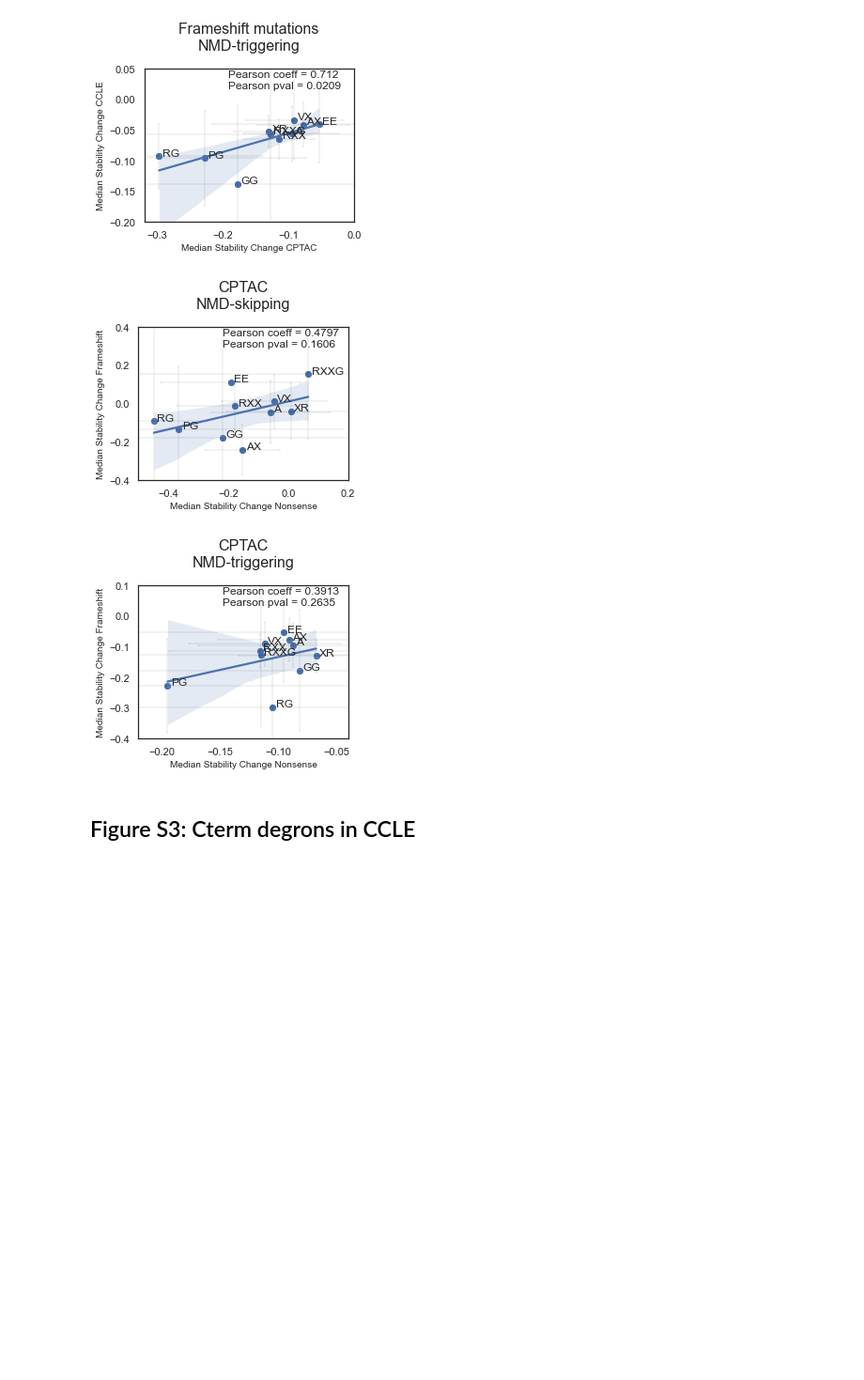
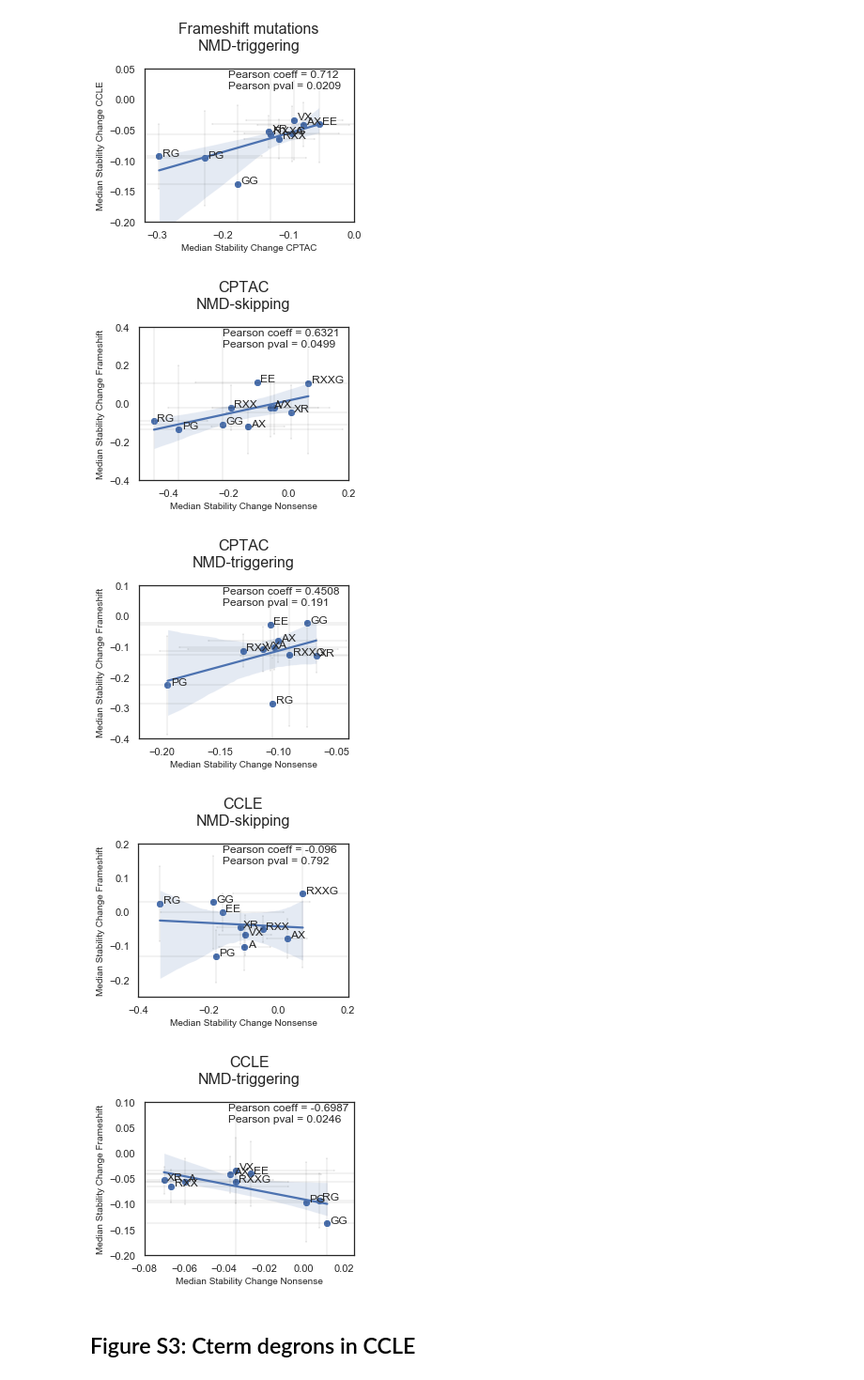
Before and after one commit to msguixe/TFM_MSG, a Jupyter notebook: Figures TFM.ipynb, the cells around one changed output. Shown at 94% size. Drawn from its saved outputs; the diff is of its cells as text; code cells hidden in the pictures; blank space fills up the shorter version.

Commit message:
fixed NMD_notebook and put nicer figures_TFM.ipynb and cptac_table.py

```diff
--- a/Figures TFM.ipynb
+++ b/Figures TFM.ipynb
@@ -1016,20 +1052,22 @@ def ns_fs_df(df,nmd,instance):
 # %%
 #Scatterplots Cterm_degron ns_vs_fs, CPTAC
 
 df = ns_fs_df(cptac_df,nmd='skipping',instance='Cterm_degron')
 scatterplots_nsfs(df,'CPTAC\nNMD-skipping',-0.5,0.2,-0.4,0.4,'Median Stability Change Nonsense','Median Stability Change Frameshift','Cterm_degron')
 
 df = ns_fs_df(cptac_df,nmd='triggering',instance='Cterm_degron')
 scatterplots_nsfs(df,'CPTAC\nNMD-triggering',-0.22,-.04,-0.4,0.1,'Median Stability Change Nonsense','Median Stability Change Frameshift','Cterm_degron')
 
-df = ns_fs_degron_df(ccle_df,nmd='skipping')
+df = ns_fs_df(ccle_df,nmd='skipping',instance='Cterm_degron')
 scatterplots_nsfs(df,'CCLE\nNMD-skipping',-0.4,0.2,-0.25,0.2,'Median Stability Change Nonsense','Median Stability Change Frameshift','Cterm_degron')
 
-df = ns_fs_degron_df(ccle_df,nmd='triggering')
+df = ns_fs_df(ccle_df,nmd='triggering',instance='Cterm_degron')
 scatterplots_nsfs(df,'CCLE\nNMD-triggering',-0.08,.025,-0.2,0.1,'Median Stability Change Nonsense','Median Stability Change Frameshift','Cterm_degron')
 # %% [output]
-[figure, old version]
+[figure, new version]
-[figure, old version]
+[figure, new version]
+[figure, added]
+[figure, added]
 # %% [markdown]
 ## Figure S3: Cterm degrons in CCLE
 # %%
```
Also changed, not shown: parts of 8 cells of this notebook, 4 other files.
